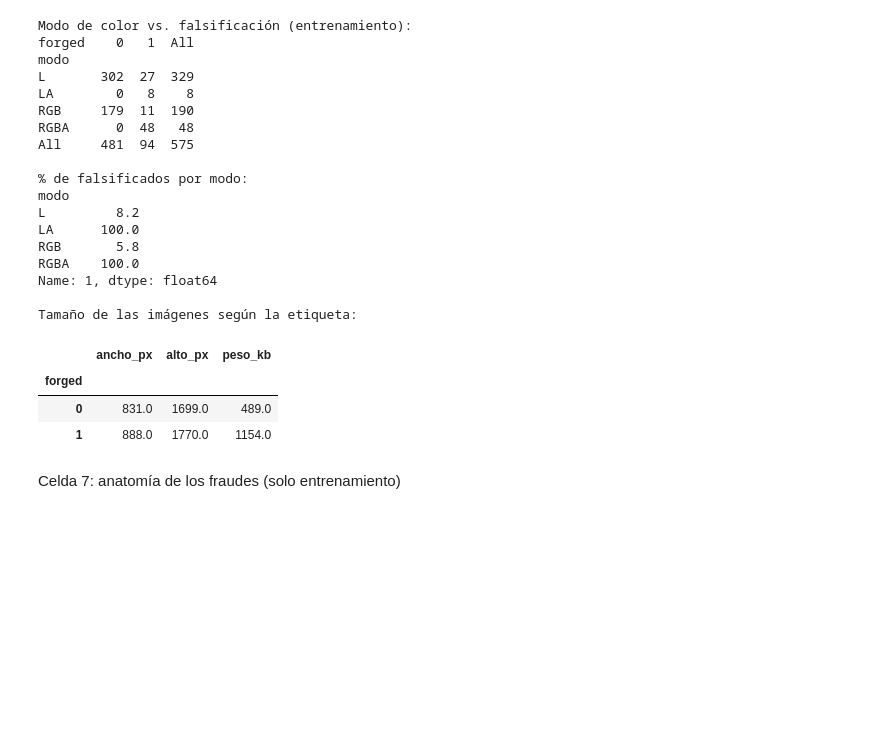
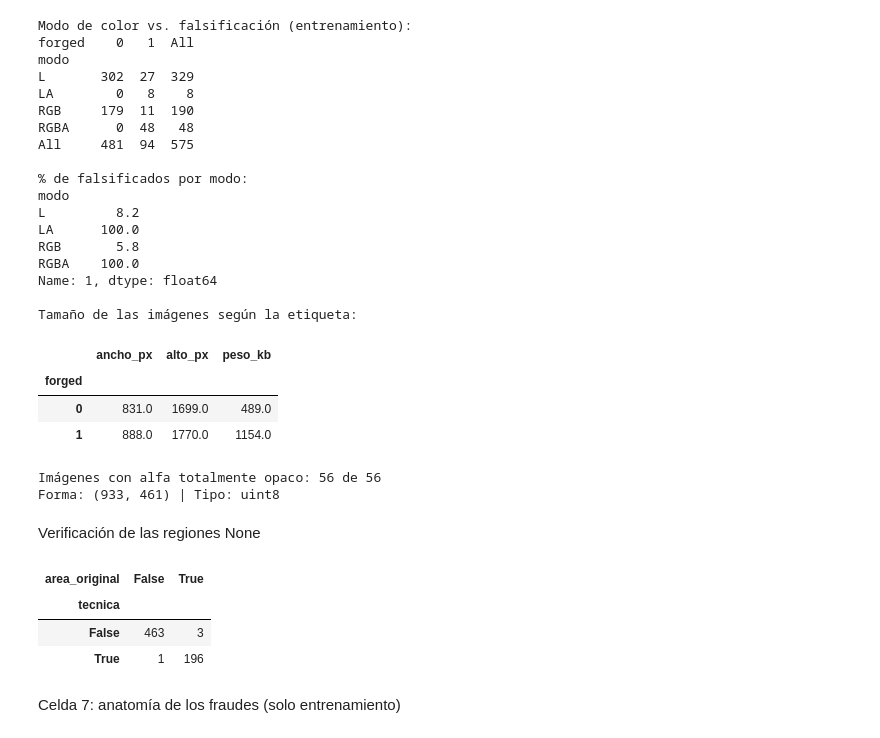
Before and after one commit to jmarquez200688/fraude-recibidos, a Jupyter notebook: notebooks/01_exploracion_datos.ipynb, the cells around one changed output. Cells and saved outputs as stored; diff of their text form; code cells hidden in the pictures; blank space fills up the shorter version.

```diff
--- a/notebooks/01_exploracion_datos.ipynb
+++ b/notebooks/01_exploracion_datos.ipynb
@@ -310,3 +314,41 @@ Tamaño de las imágenes según la etiqueta:
+# %%
+import numpy as np
+
+
+def cargar_canonica(ruta):
+    """Representación única para todo el proyecto: escala de grises, sin alfa."""
+    with Image.open(FINDIT_DIR / ruta) as img:
+        if img.mode in ("RGBA", "LA"):
+            fondo = Image.new("RGBA", img.size, (255, 255, 255, 255))
+            img = Image.alpha_composite(fondo, img.convert("RGBA"))
+        return np.array(img.convert("L"))
+
+
+def alfa_opaco(ruta):
+    with Image.open(FINDIT_DIR / ruta) as img:
+        return np.array(img.getchannel("A")).min() == 255
+
+
+# ¿El canal alfa contiene información o es completamente opaco?
+con_alfa = train[train["modo"].isin(["RGBA", "LA"])]
+opacos = con_alfa["ruta_imagen"].map(alfa_opaco)
+print(f"Imágenes con alfa totalmente opaco: {opacos.sum()} de {len(opacos)}")
+
+# La conversión deja todas las imágenes en el mismo formato
+ejemplo = cargar_canonica(con_alfa["ruta_imagen"].iloc[0])
+print("Forma:", ejemplo.shape, "| Tipo:", ejemplo.dtype)
+# %% [output]
+Imágenes con alfa totalmente opaco: 56 de 56
+Forma: (933, 461) | Tipo: uint8
+# %% [markdown]
+Verificación de las regiones None
+# %%
+pd.crosstab(regiones["tecnica"] == "None", regiones["area_original"])
+# %% [output]
+| area_original | False | True |
+| tecnica |  |  |
+| False | 463 | 3 |
+| True | 1 | 196 |
 # %% [markdown]
 Celda 7: anatomía de los fraudes (solo entrenamiento)
 # %%
```
Also changed, not shown: parts of 8 cells of this notebook, 4 other files.
